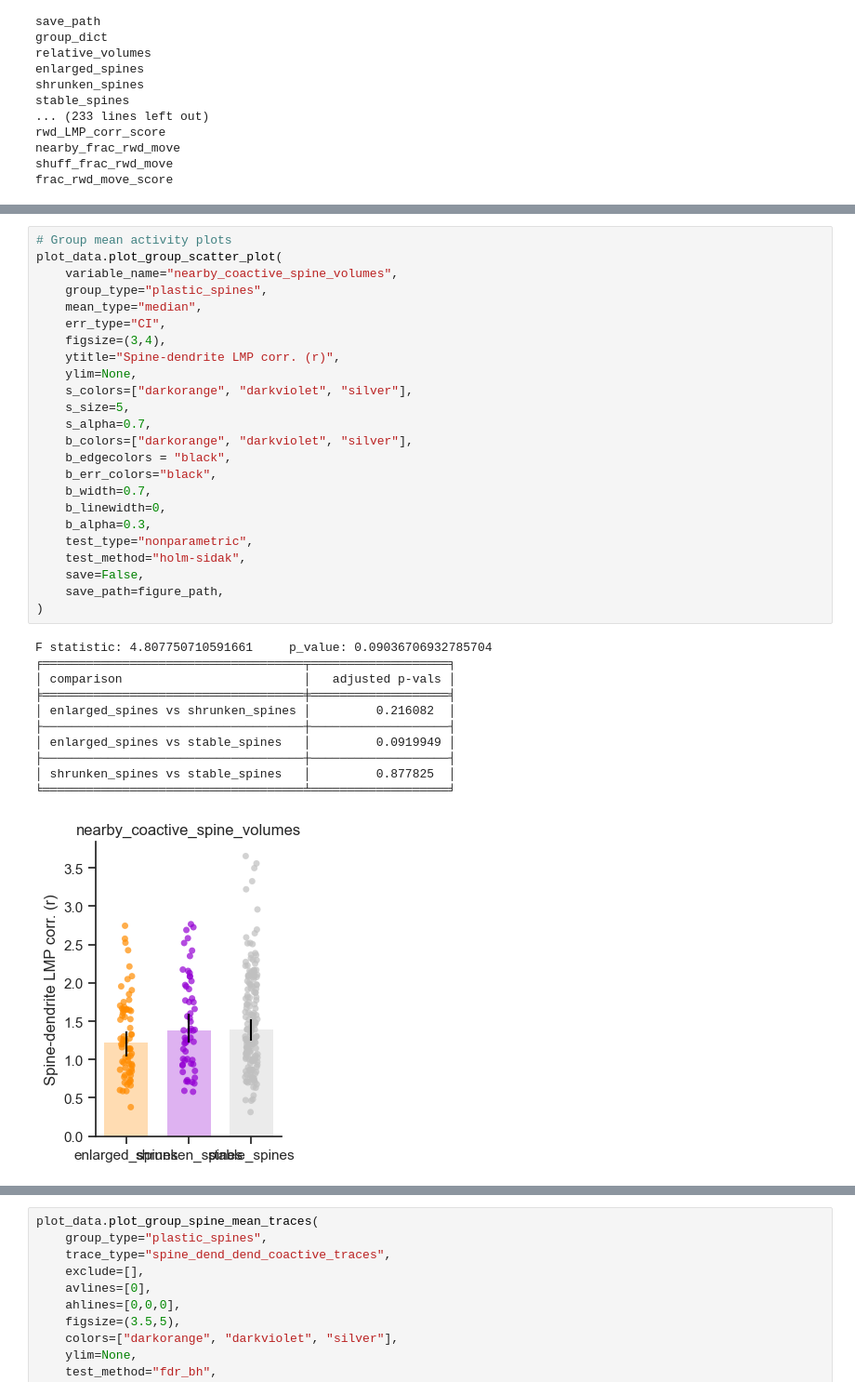
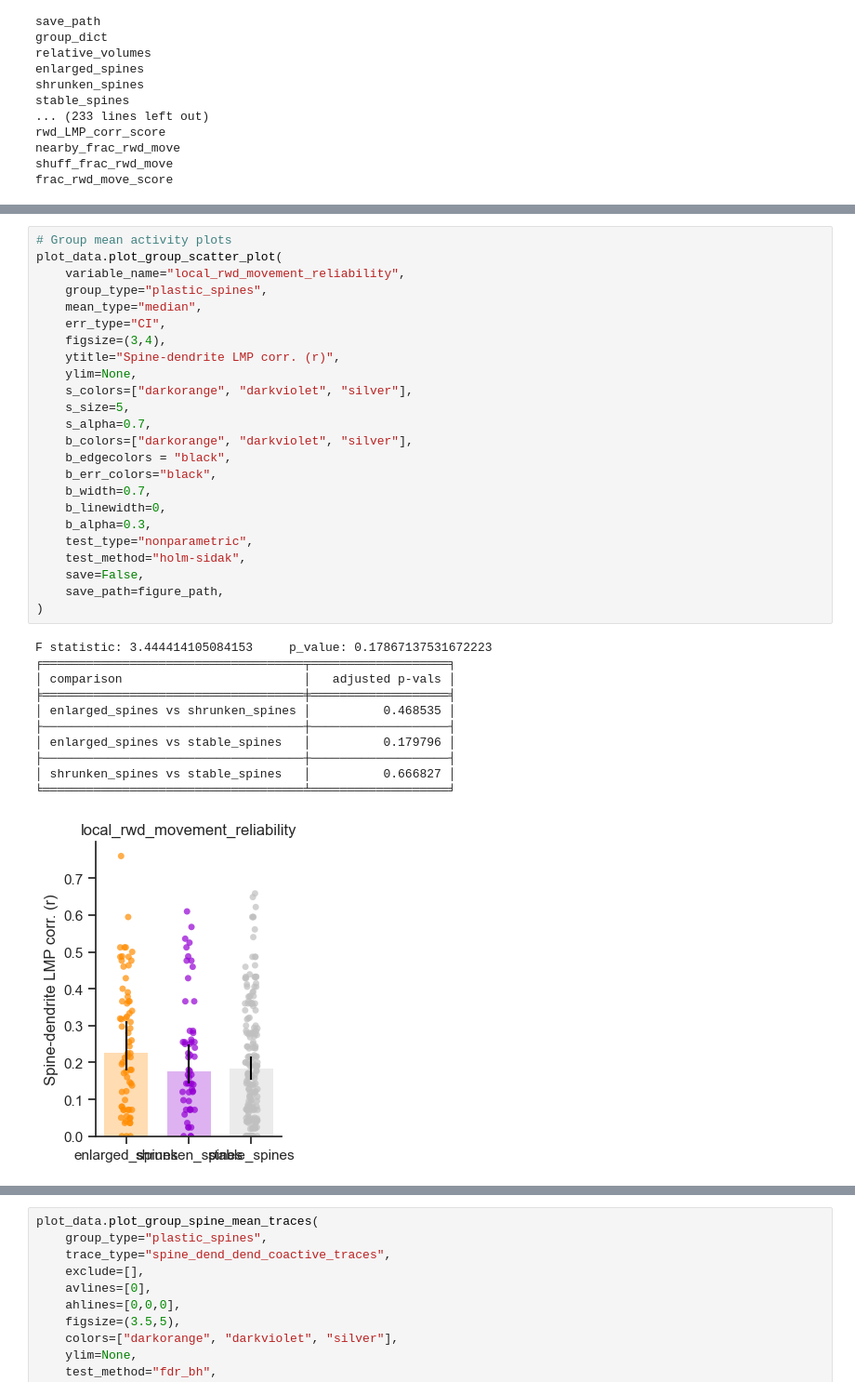
Before and after one commit to wjakewright/Lab_Analyses, a Jupyter notebook: Lab_Analyses/Spine_Analysis/Batch_Coactivity_Analysis.ipynb, the cells around one changed output, grey strips where cells are left out. Shown at 93% size. Saved outputs shown, nothing was run; the diff lists cells and outputs as text.

```diff
--- a/Lab_Analyses/Spine_Analysis/Batch_Coactivity_Analysis.ipynb
+++ b/Lab_Analyses/Spine_Analysis/Batch_Coactivity_Analysis.ipynb
@@ -347,39 +347,39 @@ plot_data.plot_volume_correlation(
 # %%
 # Group mean activity plots
 plot_data.plot_group_scatter_plot(
-    variable_name="nearby_coactive_spine_volumes",
+    variable_name="local_rwd_movement_reliability",
     group_type="plastic_spines",
     mean_type="median",
     err_type="CI",
     figsize=(3,4),
     ytitle="Spine-dendrite LMP corr. (r)",
     ylim=None,
     s_colors=["darkorange", "darkviolet", "silver"],
     s_size=5,
     s_alpha=0.7,
     b_colors=["darkorange", "darkviolet", "silver"],
     b_edgecolors = "black",
     b_err_colors="black",
     b_width=0.7,
     b_linewidth=0,
     b_alpha=0.3,
     test_type="nonparametric",
     test_method="holm-sidak",
     save=False,
     save_path=figure_path,
 )
 # %% [output]
-F statistic: 4.807750710591661     p_value: 0.09036706932785704
+F statistic: 3.444414105084153     p_value: 0.17867137531672223
 ╒════════════════════════════════════╤═══════════════════╕
 │ comparison                         │   adjusted p-vals │
 ╞════════════════════════════════════╪═══════════════════╡
-│ enlarged_spines vs shrunken_spines │         0.216082  │
+│ enlarged_spines vs shrunken_spines │          0.468535 │
 ├────────────────────────────────────┼───────────────────┤
-│ enlarged_spines vs stable_spines   │         0.0919949 │
+│ enlarged_spines vs stable_spines   │          0.179796 │
 ├────────────────────────────────────┼───────────────────┤
-│ shrunken_spines vs stable_spines   │         0.877825  │
+│ shrunken_spines vs stable_spines   │          0.666827 │
 ╘════════════════════════════════════╧═══════════════════╛
-[figure, old version]
+[figure, new version]
 # %%
 
 plot_data.plot_multi_group_scatter_plots(
```
Also changed, not shown: parts of 4 cells of this notebook.
